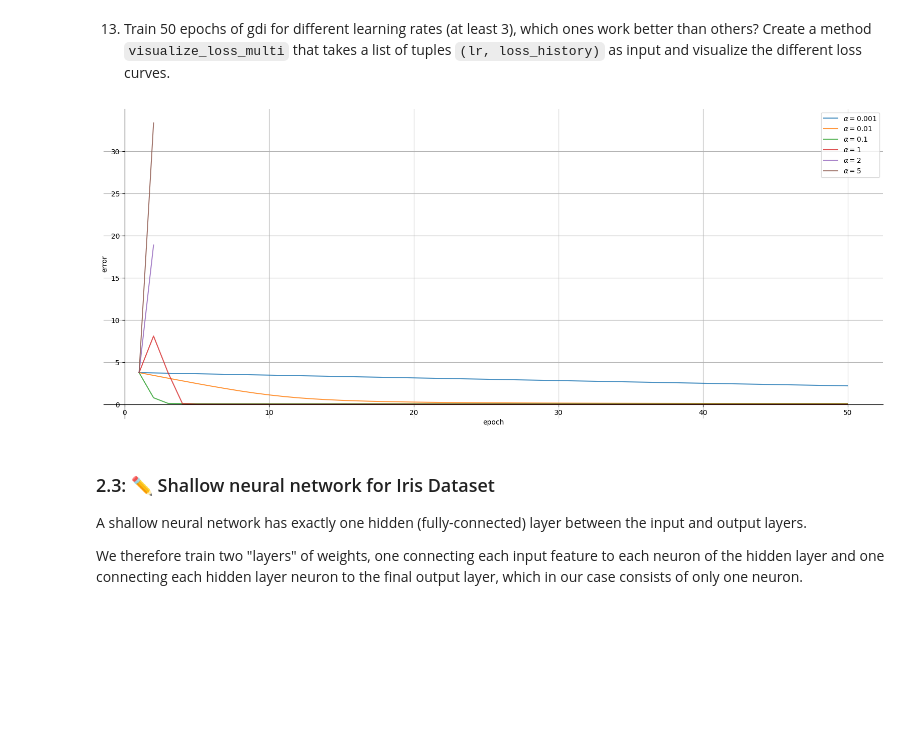
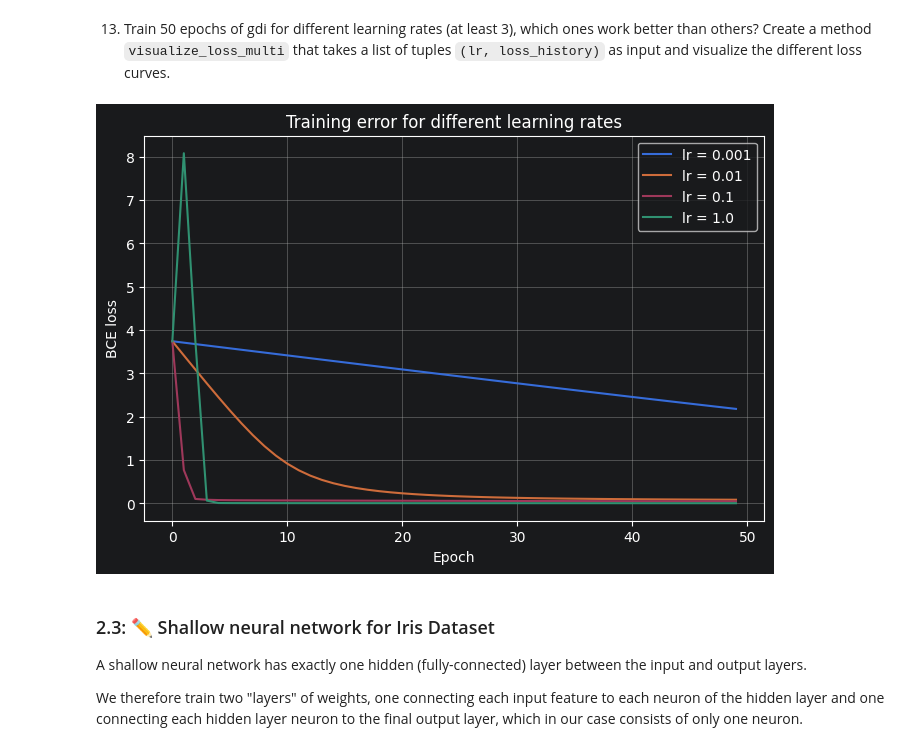
Before and after one commit to seiferla/ml-exercise, a Jupyter notebook: A5_Neural_Networks_PyTorch.ipynb, the cells around one changed output. Cells and saved outputs as stored; diff of their text form; code cells hidden in the pictures; blank space fills up the shorter version.

```diff
--- a/A5_Neural_Networks_PyTorch.ipynb
+++ b/A5_Neural_Networks_PyTorch.ipynb
@@ -312,6 +367,12 @@ tensor([0.9271, 0.9176, 0.9126, 0.9126, 0.9256, 0.9433, 0.9156, 0.9255, 0.9028,
 4. Of course, in reality, the weights should be updated in an iterative process. For this, we will need a loss function. Implement the binary cross entropy loss $$ L_{BCE} = - \frac{1}{n} \sum^n_{i=1}\left(Y_i\cdot \log\hat{Y_i} + (1-Y_i) \cdot \log(1-\hat{Y_i})\right) $$ (with the predicted labels $\hat{Y}$ and the groundtruth labels $Y$) in a python method ``bce(y, y_hat)`` using PyTorch methods. Make use of built-in aggregation methods and vectorized methods instead of using ``for``-loops. Note: As calculating the BCE loss is known to be numerically unstable, clamp the output of each $\log$ to be $\geq - 100$ (read more [here](https://pytorch.org/docs/stable/generated/torch.nn.BCELoss.html)).
 # %%
 # TODO: Implement
+def bce(y, y_hat):
+    # log auf 100 begrenzen
+    log_y_hat = torch.clamp(torch.log(y_hat), min=-100)
+    log_1_minus_y_hat = torch.clamp(torch.log(1 - y_hat), min=-100)
+    # minus macht aus log ein loss
+    return -torch.mean(y * log_y_hat + (1 - y) * log_1_minus_y_hat)
 # %% [markdown]
 5. Evaluate the prediction ``y_pred_random`` using the bce loss function.
 Compare your own loss value to the output of the method ``torch.nn.functional.binary_cross_entropy(Y_hat, Y)`` (which requires ``Y`` to be of type float).
@@ -384,4 +502,19 @@ def gdi(modelfunc, lossfunc, X, y, w0, alpha, max_epochs=500):
 12. Write a method ``visualize_error(errors)`` to visualize the loss in each epoch. Train ``gdi`` for 1000 epochs on biris and plot the error for each epoch.
 # %%
 # TODO: Implement
+
+def visualize_error(errors):
+    plt.figure(figsize=(8, 5))
+    plt.plot(errors)
+    plt.xlabel("Epoch")
+    plt.ylabel("BCE loss")
+    plt.title("Training error per epoch")
+    plt.grid(True)
+    return plt.show()
+
+visualize_loss = visualize_error
+
+w0 = torch.randn(biris_X.shape[1])
+_, l_history = gdi(logistic, bce, biris_X, biris_y, w0, alpha=0.01, max_epochs=1000)
+visualize_error(l_history)
 # %% [output]
@@ -390,8 +523,31 @@ def gdi(modelfunc, lossfunc, X, y, w0, alpha, max_epochs=500):
 13. Train 50 epochs of gdi for different learning rates (at least 3), which ones work better than others? Create a method ``visualize_loss_multi`` that takes a list of tuples ``(lr, loss_history)`` as input and visualize the different loss curves.
 # %%
 # TODO: Implement
+# plot mit mehreren lernraten
+def visualize_loss_multi(histories):
+    plt.figure(figsize=(8, 5))
+    for lr, loss_history in histories:
+        plt.plot(loss_history, label=f"lr = {lr}")
+    plt.xlabel("Epoch")
+    plt.ylabel("BCE loss")
+    plt.title("Training error for different learning rates")
+    plt.legend()
+    plt.grid(True)
+    return plt.show()
+
+
+w0 = torch.randn(biris_X.shape[1])
+learning_rates = [0.001, 0.01, 0.1, 1.0]
+histories = []
+for lr in learning_rates:
+    w_history, l_history = gdi(logistic, bce, biris_X, biris_y, w0, alpha=lr, max_epochs=50)
+    histories.append((lr, l_history))
+
+visualize_loss_multi(histories)
+
+#größere lernrate konvergiert viel schneller vor allem so abrupt als die kleineren
 # %% [output]
-[figure, old version]
+[figure, new version]
 # %% [markdown]
 ### 2.3: ✏️ Shallow neural network for Iris Dataset
 
```
Also changed, not shown: parts of 30 cells of this notebook.
